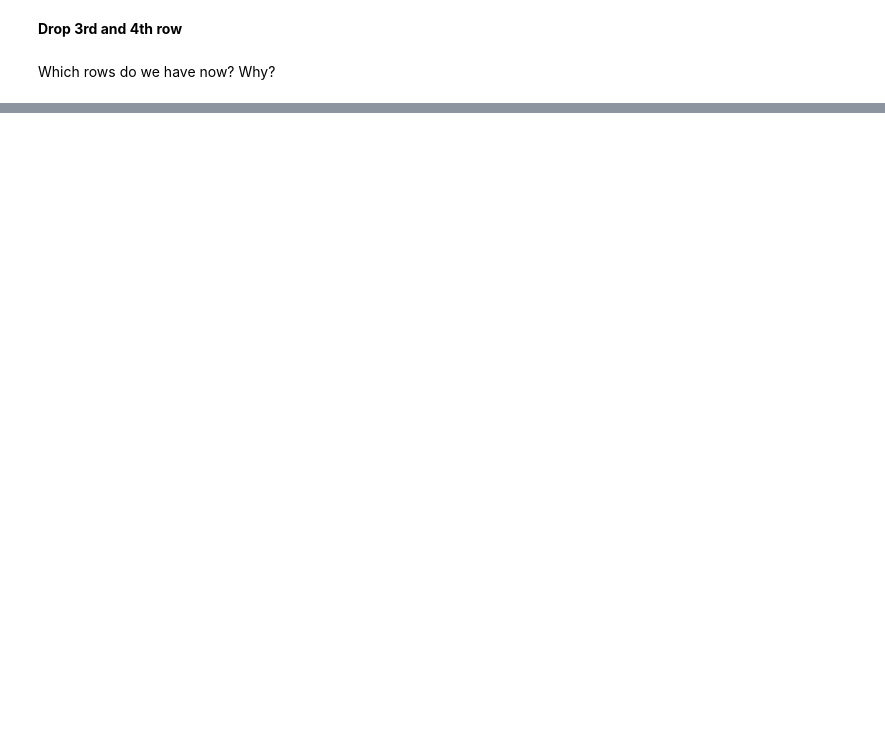
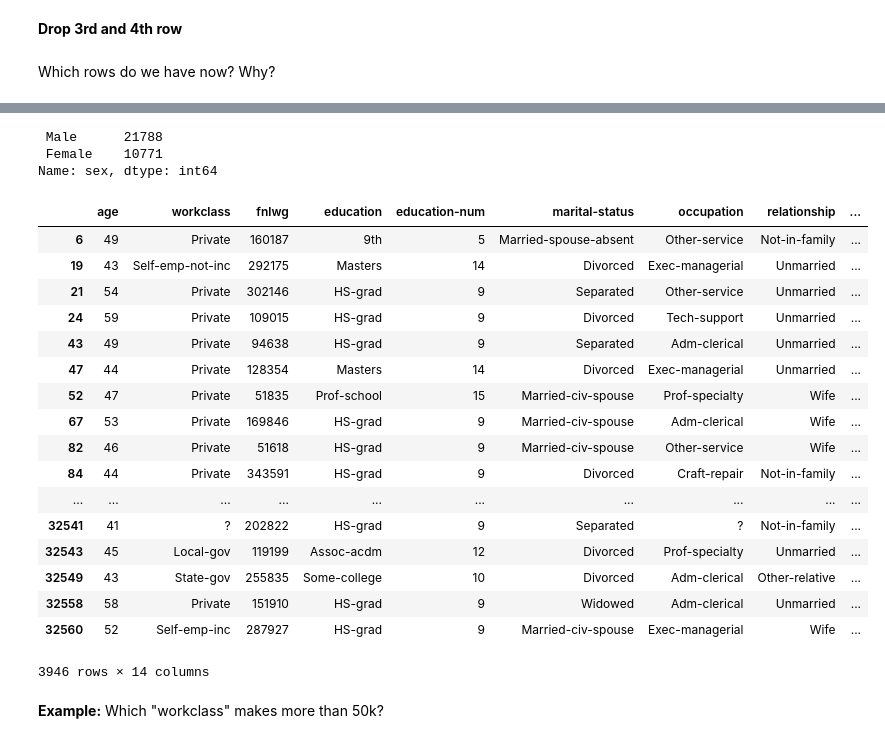
Before and after one commit to mesmalif/Predictive-Modelling-and-Data-Mining, a Jupyter notebook: W2_Data Preparation.ipynb, the cells around one changed output, grey strips where cells are left out. Saved outputs shown, nothing was run; the diff lists cells and outputs as text; code cells hidden in the pictures; blank space fills up the shorter version.

```diff
--- a/W2_Data Preparation.ipynb
+++ b/W2_Data Preparation.ipynb
@@ -131,0 +161,33 @@ Which rows do we have now? Why?
+# %%
+DFw3['sex'].value_counts()
+# %% [output]
+ Male      21788
+ Female    10771
+Name: sex, dtype: int64
+# %%
+#Remove white space in dataframe
+
+DFw3.replace(' ', '', inplace=True)    # What happens if we don't remove the white space?
+# %%
+DFw3[(DFw3['sex']=='Female') & (DFw3['age']>40)]    ## use DFw3['sex'][0] to make sure that
+# %% [output]
+|  | age | workclass | fnlwg | education | education-num | marital-status | occupation | relationship | ... |
+| 6 | 49 | Private | 160187 | 9th | 5 | Married-spouse-absent | Other-service | Not-in-family | ... |
+| 19 | 43 | Self-emp-not-inc | 292175 | Masters | 14 | Divorced | Exec-managerial | Unmarried | ... |
+| 21 | 54 | Private | 302146 | HS-grad | 9 | Separated | Other-service | Unmarried | ... |
+| 24 | 59 | Private | 109015 | HS-grad | 9 | Divorced | Tech-support | Unmarried | ... |
+| 43 | 49 | Private | 94638 | HS-grad | 9 | Separated | Adm-clerical | Unmarried | ... |
+| 47 | 44 | Private | 128354 | Masters | 14 | Divorced | Exec-managerial | Unmarried | ... |
+| 52 | 47 | Private | 51835 | Prof-school | 15 | Married-civ-spouse | Prof-specialty | Wife | ... |
+| 67 | 53 | Private | 169846 | HS-grad | 9 | Married-civ-spouse | Adm-clerical | Wife | ... |
+| 82 | 46 | Private | 51618 | HS-grad | 9 | Married-civ-spouse | Other-service | Wife | ... |
+| 84 | 44 | Private | 343591 | HS-grad | 9 | Divorced | Craft-repair | Not-in-family | ... |
+| ... | ... | ... | ... | ... | ... | ... | ... | ... | ... |
+| 32541 | 41 | ? | 202822 | HS-grad | 9 | Separated | ? | Not-in-family | ... |
+| 32543 | 45 | Local-gov | 119199 | Assoc-acdm | 12 | Divorced | Prof-specialty | Unmarried | ... |
+| 32549 | 43 | State-gov | 255835 | Some-college | 10 | Divorced | Adm-clerical | Other-relative | ... |
+| 32558 | 58 | Private | 151910 | HS-grad | 9 | Widowed | Adm-clerical | Unmarried | ... |
+| 32560 | 52 | Self-emp-inc | 287927 | HS-grad | 9 | Married-civ-spouse | Exec-managerial | Wife | ... |
+3946 rows × 14 columns
+# %% [markdown]
+**Example:** Which "workclass" makes more than 50k?
```
Also changed, not shown: parts of 19 cells of this notebook, 6 other files.
